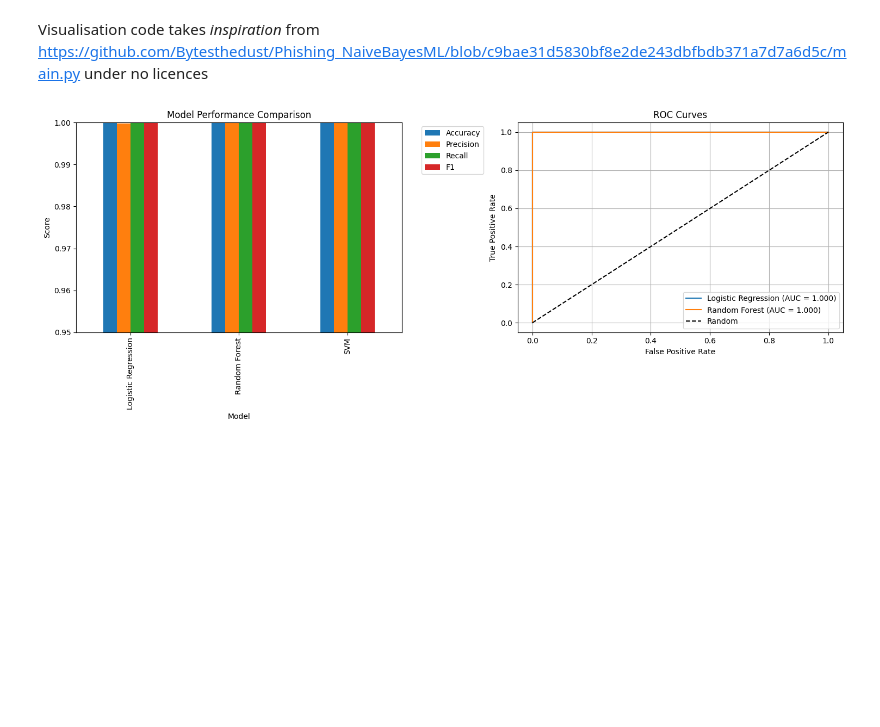
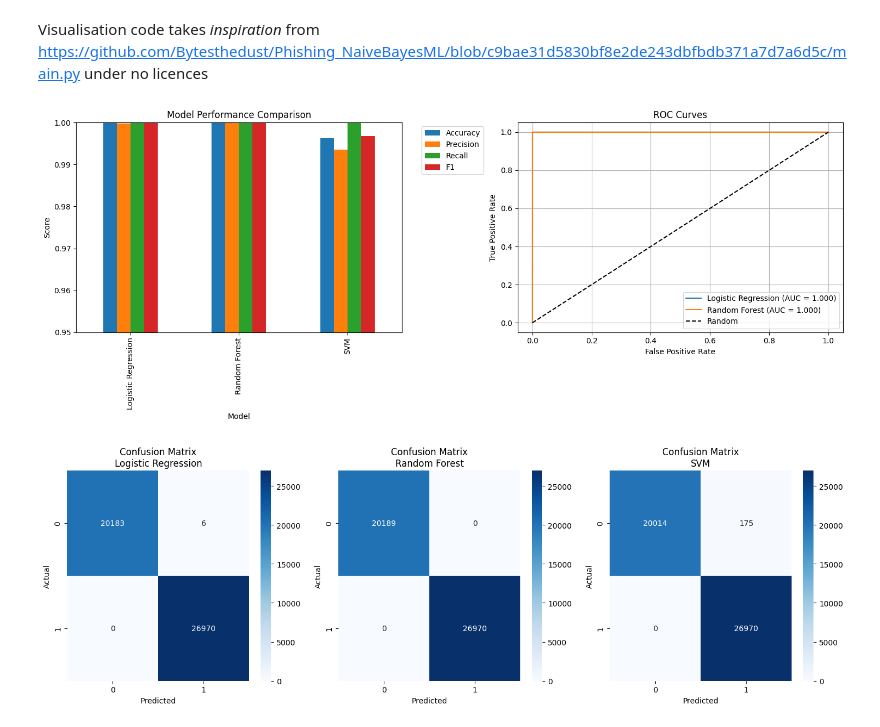
Before and after one commit to gjh0239/AITT-Assignment, a Jupyter notebook: Assignment/Assignment.ipynb, the cells around one changed output. Drawn from its saved outputs; the diff is of its cells as text; code cells hidden in the pictures; blank space fills up the shorter version.

```diff
--- a/Assignment/Assignment.ipynb
+++ b/Assignment/Assignment.ipynb
@@ -3301,15 +3346,15 @@ def prepare_modeling_data(df, selected_features):
         stratify=y
     )
 
-    # Scale features using StandardScaler
-    scaler = StandardScaler()
-    X_train_scaled = scaler.fit_transform(X_train)
-    X_test_scaled = scaler.transform(X_test)
+    # # Scale features using StandardScaler
+    # scaler = StandardScaler()
+    # X_train_scaled = scaler.fit_transform(X_train)
+    # X_test_scaled = scaler.transform(X_test)
 
     # Define cross-validation strategy
     cv = KFold(n_splits=5, shuffle=True, random_state=42)
 
-    return X_train_scaled, X_test_scaled, y_train, y_test, cv
+    return X_train, X_test, y_train, y_test, cv
 
 # Execute preparation
 X_train, X_test, y_train, y_test, cv = prepare_modeling_data(df, feature_list)
@@ -3537,50 +3582,64 @@ def visualize_model_performance(results_df):
 	-----------
 	results_df : pandas.DataFrame
 		DataFrame containing model evaluation metrics (Accuracy, Precision, Recall, F1)
-
-	Notes:
-	------
-	Creates two subplots:
-	1. Bar plot comparing different metrics across models
-	2. ROC curves for each model with AUC scores
 	"""
-	# Create figure with two subplots
-	fig, (ax1, ax2) = plt.subplots(1, 2, figsize=(15, 6))
+	# Create first figure for metrics comparison and ROC curves
+	fig1 = plt.figure(figsize=(15, 6))
 
 	# Plot 1: Metrics Comparison (Bar Plot)
+	ax1 = plt.subplot(121)
 	results_df.plot(kind='bar', ax=ax1)
 	ax1.set_title('Model Performance Comparison')
 	ax1.set_ylabel('Score')
 	ax1.legend(bbox_to_anchor=(1.05, 1))
 	ax1.set_ylim([0.95, 1.0])  # Focus on the relevant range
 
 	# Plot 2: ROC Curves
+	ax2 = plt.subplot(122)
 	for name, model in base_models.items():
 		if hasattr(model, "predict_proba"):
 			# Get prediction probabilities
 			y_pred_proba = model.predict_proba(X_test)[:, 1]
 
 			# Calculate ROC curve
 			fpr, tpr, _ = roc_curve(y_test, y_pred_proba)
 			roc_auc = auc(fpr, tpr)
 
 			# Plot ROC curve
 			ax2.plot(fpr, tpr, label=f'{name} (AUC = {roc_auc:.3f})')
 
 	# Add diagonal line for random classifier
 	ax2.plot([0, 1], [0, 1], 'k--', label='Random')
-
-	# Customize ROC plot
 	ax2.set_xlabel('False Positive Rate')
 	ax2.set_ylabel('True Positive Rate')
 	ax2.set_title('ROC Curves')
 	ax2.legend()
 	ax2.grid(True)
 
 	plt.tight_layout()
 	plt.show()
 
+	# Create second figure for confusion matrices
+	fig2 = plt.figure(figsize=(15, 5))
+	num_models = len(base_models)
+
+	for i, (name, model) in enumerate(base_models.items(), 1):
+		# Calculate confusion matrix
+		y_pred = model.predict(X_test)
+		cm = confusion_matrix(y_test, y_pred)
+
+		# Create subplot for this model's confusion matrix
+		plt.subplot(1, num_models, i)
+		sns.heatmap(cm, annot=True, fmt='d', cmap='Blues')
+		plt.title(f'Confusion Matrix\n{name}')
+		plt.xlabel('Predicted')
+		plt.ylabel('Actual')
+
+	plt.tight_layout()
+	plt.show()
+
 # Generate visualizations
 visualize_model_performance(evaluation_results)
 # %% [output]
-[figure, old version]
+[figure, new version]
+[figure, added]
```
Also changed, not shown: parts of 7 cells of this notebook.
